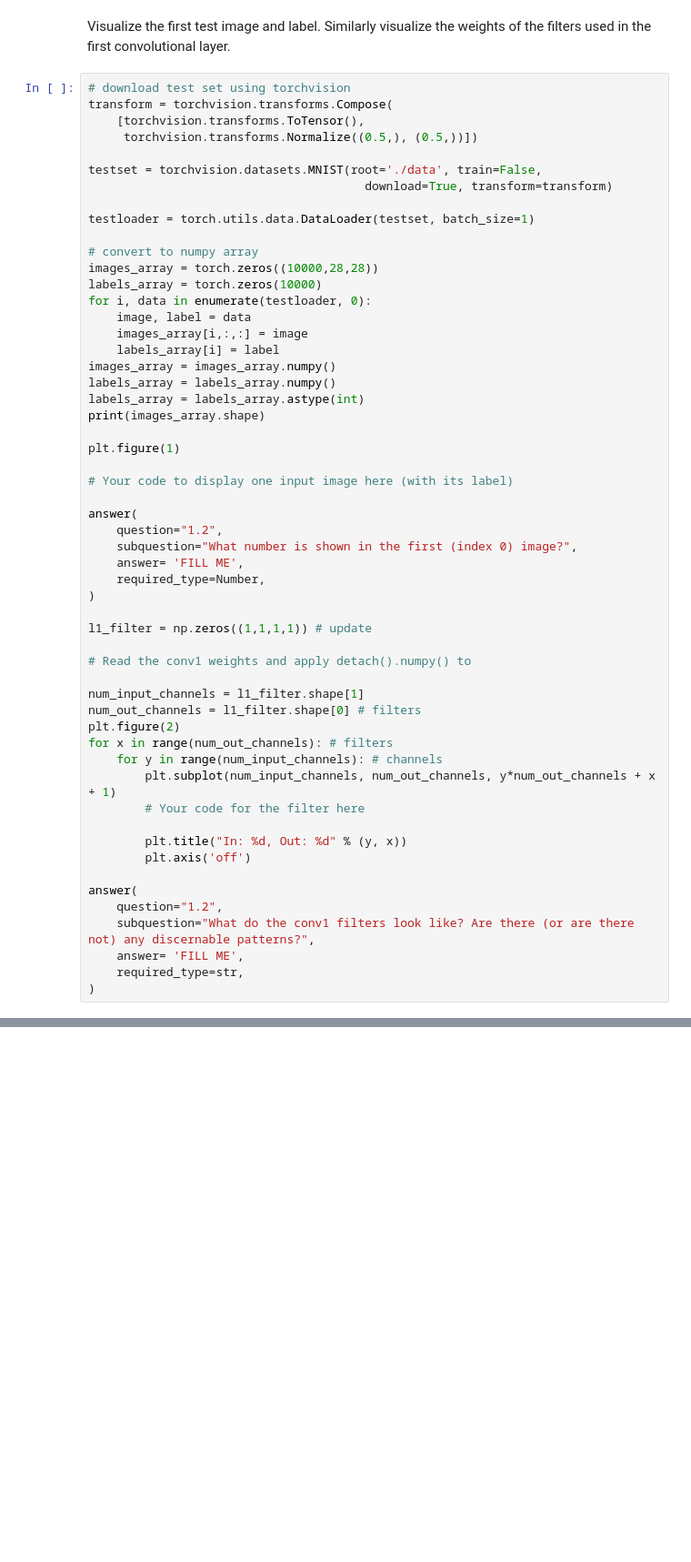
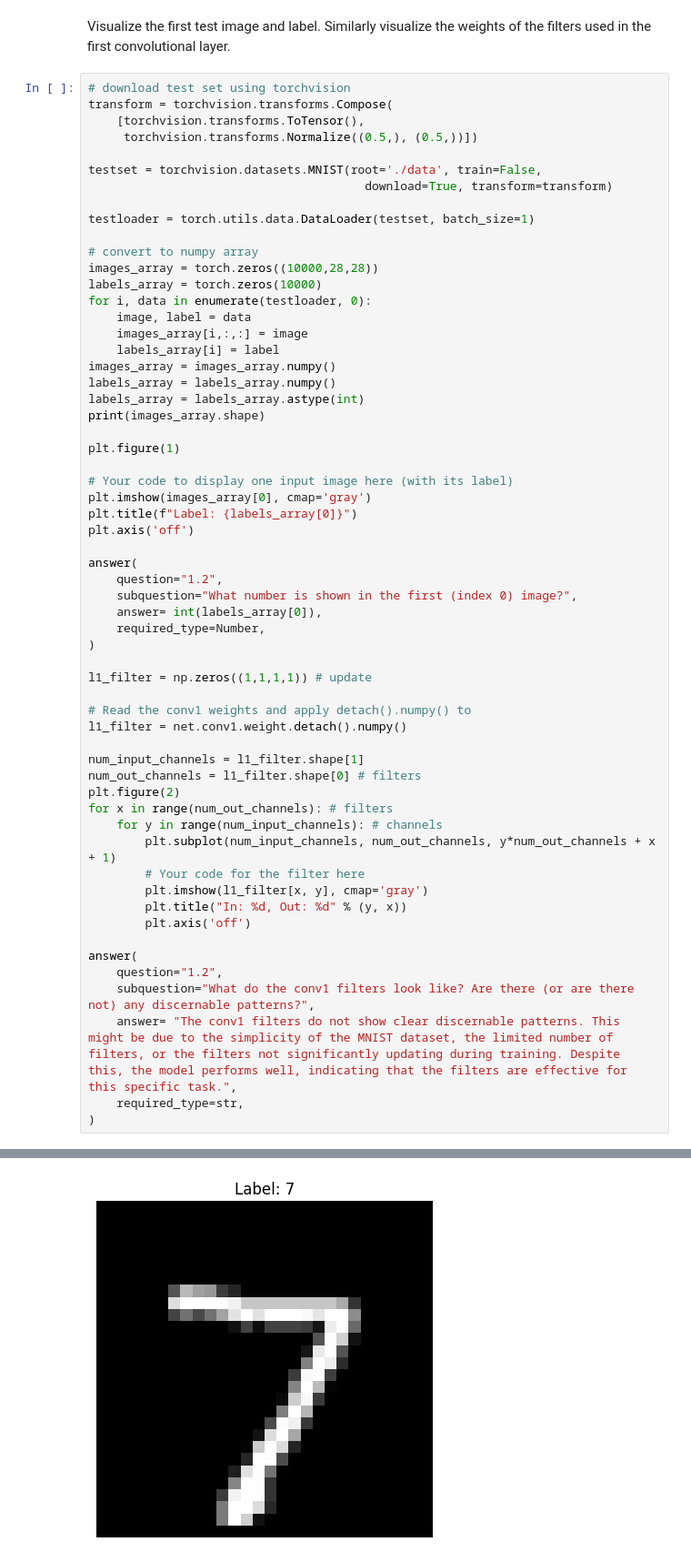
Before and after one commit to melvinhe/lab1-2025-melvinhe, a Jupyter notebook: workspace/lab1/1_pytorch_dnn.ipynb, the cells around one changed output, grey strips where cells are left out. Shown: that part at 91% size. Saved outputs shown, nothing was run; the diff lists cells and outputs as text; blank space fills up the shorter version.

```diff
--- a/workspace/lab1/1_pytorch_dnn.ipynb
+++ b/workspace/lab1/1_pytorch_dnn.ipynb
@@ -278,17 +366,21 @@ print(images_array.shape)
 plt.figure(1)
 
 # Your code to display one input image here (with its label)
+plt.imshow(images_array[0], cmap='gray')
+plt.title(f"Label: {labels_array[0]}")
+plt.axis('off')
 
 answer(
     question="1.2",
     subquestion="What number is shown in the first (index 0) image?",
-    answer= 'FILL ME',
+    answer= int(labels_array[0]),
     required_type=Number,
 )
 
 l1_filter = np.zeros((1,1,1,1)) # update
 
 # Read the conv1 weights and apply detach().numpy() to
+l1_filter = net.conv1.weight.detach().numpy()
 
 num_input_channels = l1_filter.shape[1]
 num_out_channels = l1_filter.shape[0] # filters
@@ -297,13 +389,14 @@ for x in range(num_out_channels): # filters
     for y in range(num_input_channels): # channels
         plt.subplot(num_input_channels, num_out_channels, y*num_out_channels + x + 1)
         # Your code for the filter here
-
+        plt.imshow(l1_filter[x, y], cmap='gray')
         plt.title("In: %d, Out: %d" % (y, x))
         plt.axis('off')
 
 answer(
     question="1.2",
     subquestion="What do the conv1 filters look like? Are there (or are there not) any discernable patterns?",
-    answer= 'FILL ME',
+    answer= "The conv1 filters do not show clear discernable patterns. This might be due to the simplicity of the MNIST dataset, the limited number of filters, or the filters not significantly updating during training. Despite this, the model performs well, indicating that the filters are effective for this specific task.",
     required_type=str,
 )
+# %% [output]
@@ -309,0 +408 @@ answer(
+[figure, added]
```
Also changed, not shown: parts of 8 cells of this notebook.
